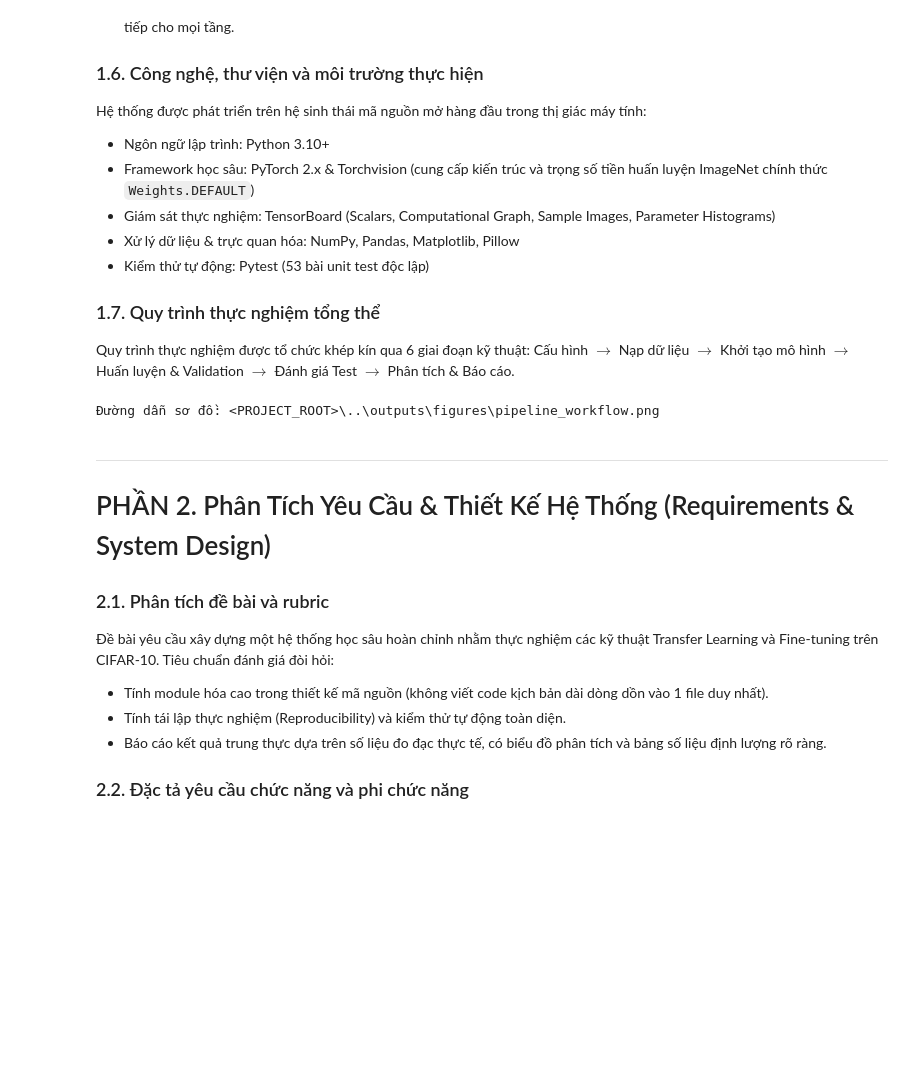
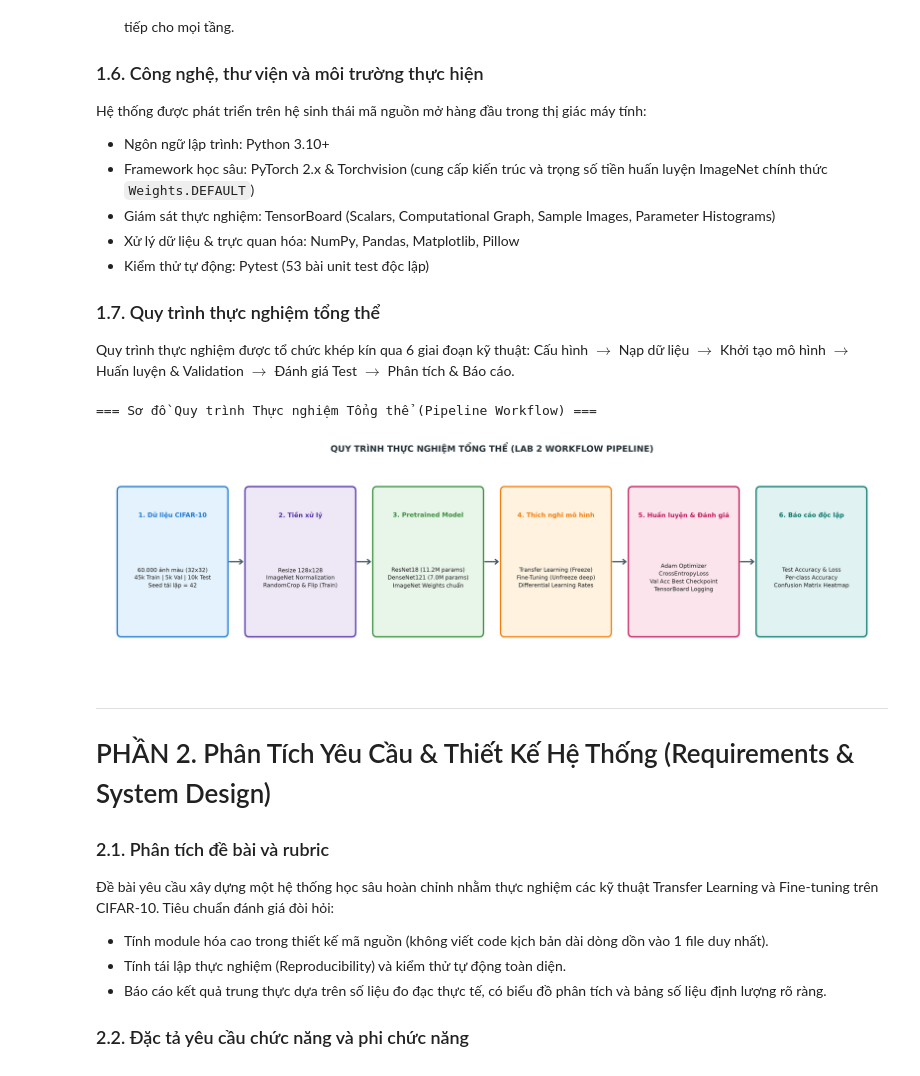
Before and after one commit to khanhlinh616/DL_Lab2_Nhom1, a Jupyter notebook: notebooks/Lab2_Practice2_Main.ipynb, the cells around one changed output. Cells and saved outputs as stored; diff of their text form; code cells hidden in the pictures; blank space fills up the shorter version.

```diff
--- a/notebooks/Lab2_Practice2_Main.ipynb
+++ b/notebooks/Lab2_Practice2_Main.ipynb
@@ -85,15 +85,20 @@ Quy trình thực nghiệm được tổ chức khép kín qua 6 giai đoạn k
 # %%
 from IPython.display import Image, display
 import os
 
-workflow_fig = os.path.join(os.path.abspath(''), '..', 'outputs', 'figures', 'pipeline_workflow.png')
+workflow_candidates = [
+    os.path.join('outputs', 'figures', 'pipeline_workflow.png'),
+    os.path.join('..', 'outputs', 'figures', 'pipeline_workflow.png'),
+]
+workflow_fig = next((p for p in workflow_candidates if os.path.exists(p)), workflow_candidates[0])
 if os.path.exists(workflow_fig):
-    print("=== Sơ đồ Quy trình Thực nghiệm Tổng thể (Pipeline Workflow) ===")
+    print('=== Sơ đồ Quy trình Thực nghiệm Tổng thể (Pipeline Workflow) ===')
     display(Image(filename=workflow_fig, width=850))
 else:
-    print(f"Đường dẫn sơ đồ: {workflow_fig}")
+    print(f'Đường dẫn sơ đồ: {workflow_fig}')
 # %% [output]
-Đường dẫn sơ đồ: <PROJECT_ROOT>\..\outputs\figures\pipeline_workflow.png
+=== Sơ đồ Quy trình Thực nghiệm Tổng thể (Pipeline Workflow) ===
+[figure, added]
 # %% [markdown]
 ---
 # PHẦN 2. Phân Tích Yêu Cầu & Thiết Kế Hệ Thống (Requirements & System Design)
```
Also changed, not shown: parts of 9 cells of this notebook, 2 other files.
